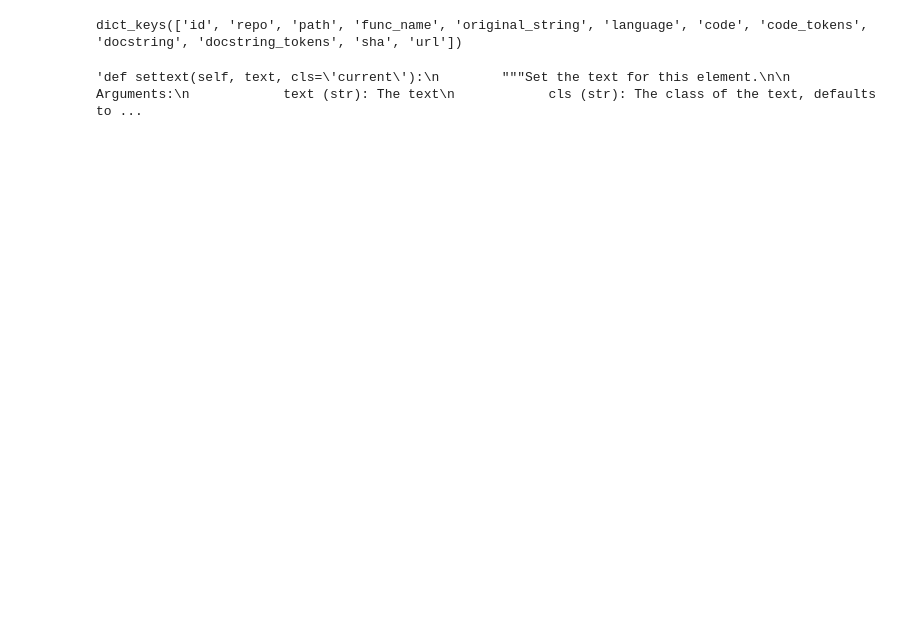
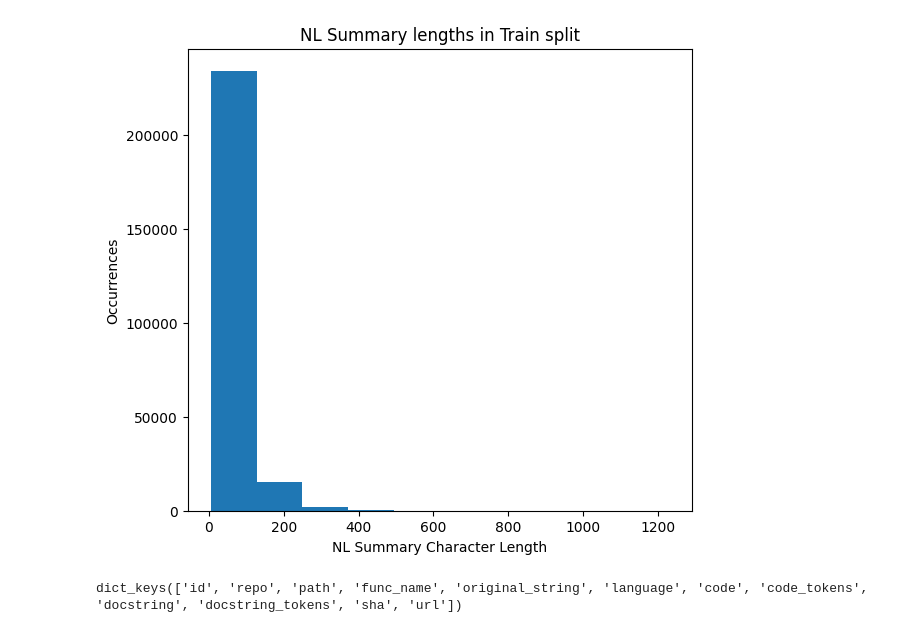
Before and after one commit to kdwedage/CodeT5Experiments, a Jupyter notebook: CodeT5/parser/Data Type Testing.ipynb, the cells around one changed output. Saved outputs shown, nothing was run; the diff lists cells and outputs as text; code cells hidden in the pictures; blank space fills up the shorter version.

```diff
--- a/CodeT5/parser/Data Type Testing.ipynb
+++ b/CodeT5/parser/Data Type Testing.ipynb
@@ -16,12 +47,25 @@ dataset = load_dataset("code_x_glue_ct_code_to_text", "python")
+# %%
+plt.figure(figsize=[6.5, 6])
+plt.hist(nl_lengths, density=False)
+plt.xlabel("NL Summary Character Length")
+plt.ylabel("Occurrences")
+plt.title("NL Summary lengths in Train split")
+plt.savefig("NL_Charcter.svg")
+plt.show()
+# %% [output]
+[figure, added]
 # %%
 dataset['train'][0].keys()
 # %% [output]
 dict_keys(['id', 'repo', 'path', 'func_name', 'original_string', 'language', 'code', 'code_tokens', 'docstring', 'docstring_tokens', 'sha', 'url'])
 # %%
 code_example = dataset['train'][0]['code']
-code_example
+code_example = """
+def add(a, b, c):
+    z = a + b
+    d = 10*c
+    return z + d
+"""
-# %% [output]
-'def settext(self, text, cls=\'current\'):\n        """Set the text for this element.\n\n        Arguments:\n            text (str): The text\n            cls (str): The class of the text, defaults to ...
 # %%
 dfg_function={
 'python':DFG_python
```
Also changed, not shown: parts of 20 cells of this notebook, 6 other files.
